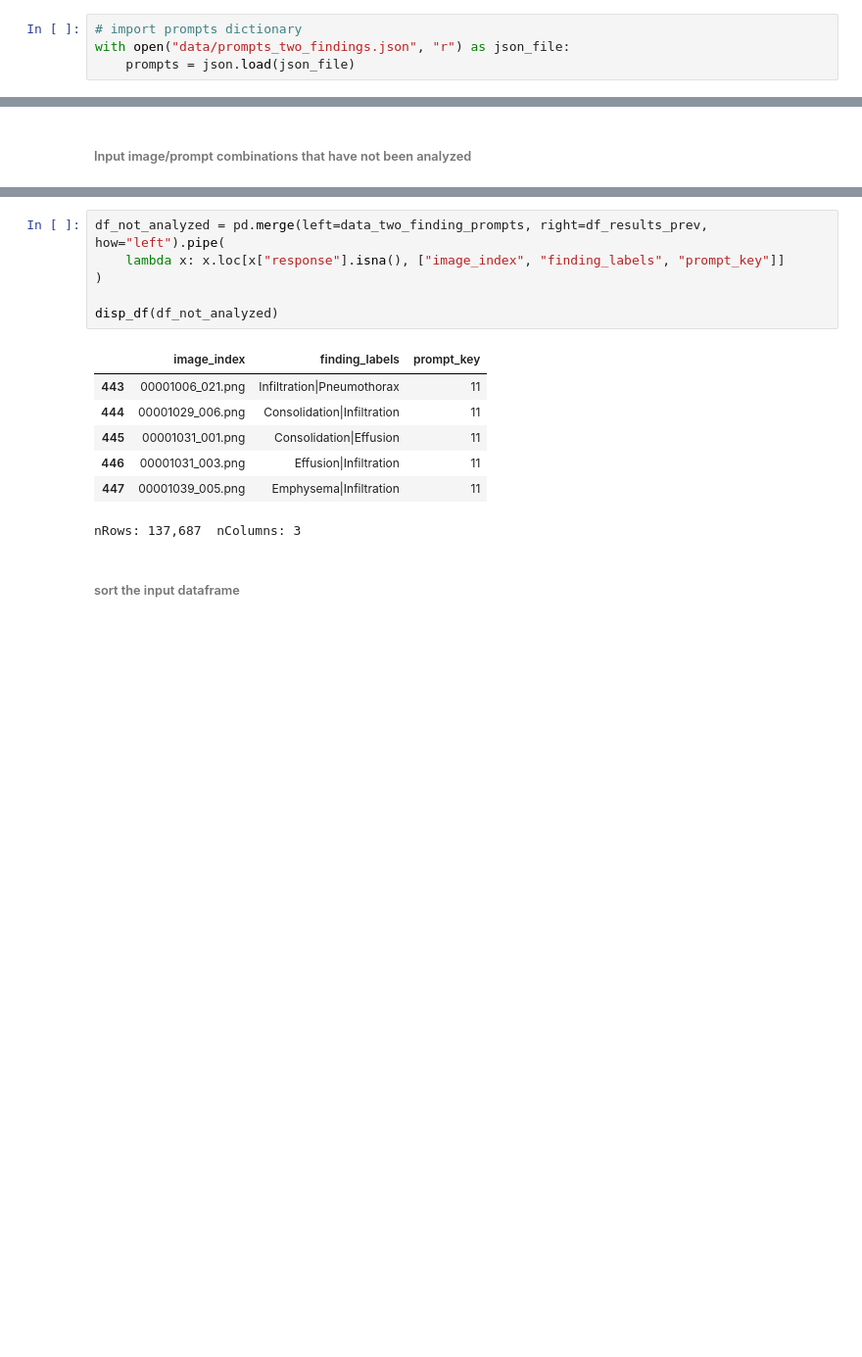
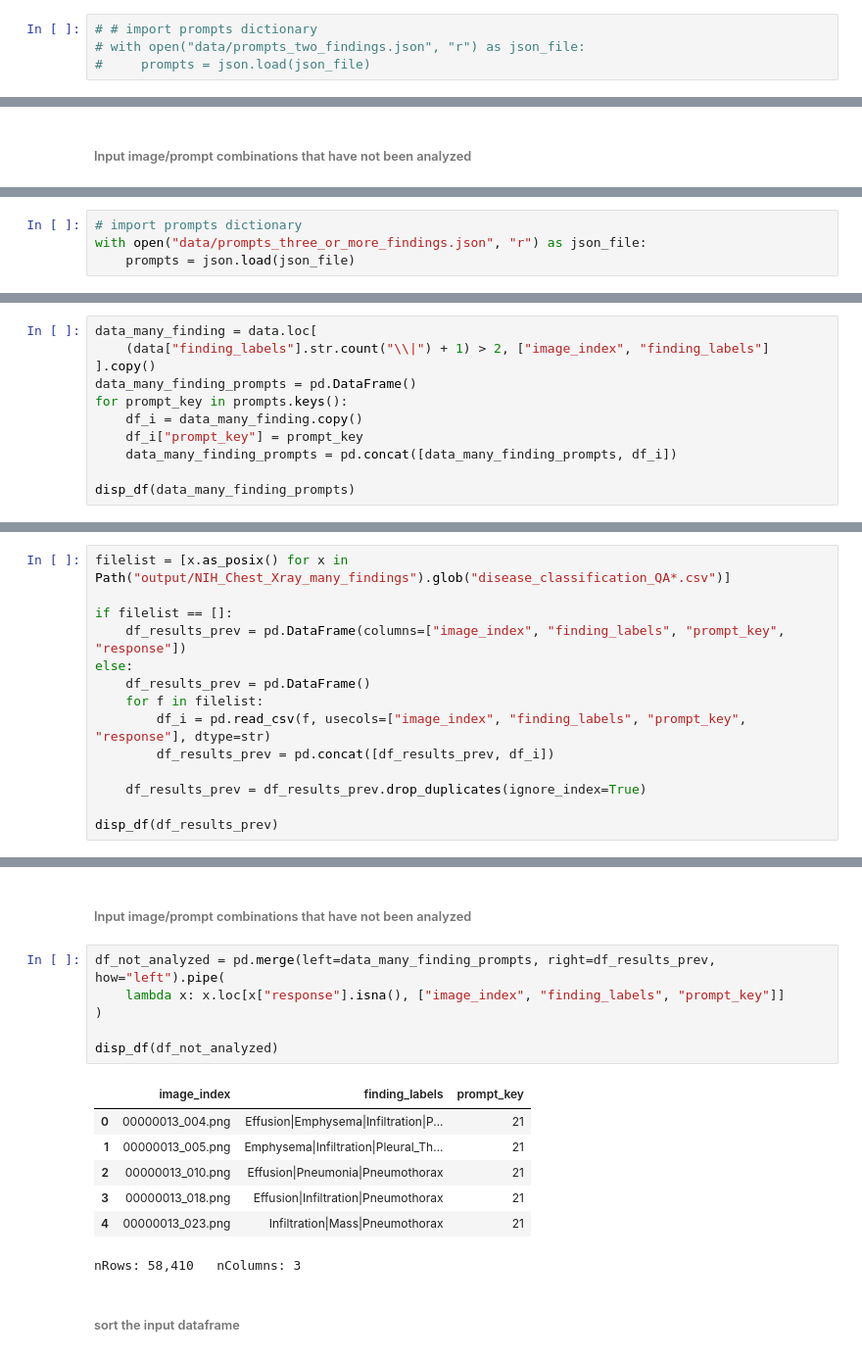
Before and after one commit to mark-rustad/CheXagent, a Jupyter notebook: cheXagent_custom_class.ipynb, the cells around one changed output, grey strips where cells are left out. Shown at 98% size. Saved outputs shown, nothing was run; the diff lists cells and outputs as text; blank space fills up the shorter version.

```diff
--- a/cheXagent_custom_class.ipynb
+++ b/cheXagent_custom_class.ipynb
@@ -134,9 +154,9 @@ nRows: 112,120  nColumns: 11
 # %% [markdown]
 ###### Prompt dictionary
 # %%
-# import prompts dictionary
-with open("data/prompts_two_findings.json", "r") as json_file:
-    prompts = json.load(json_file)
+# # import prompts dictionary
+# with open("data/prompts_two_findings.json", "r") as json_file:
+#     prompts = json.load(json_file)
 # %% [markdown]
 ###### NIH Chest X-ray dataset: two findings cases with prompt_key column
 # %%
@@ -186,0 +244,4 @@ nRows: 5,373    nColumns: 4
+# %%
+# import prompts dictionary
+with open("data/prompts_three_or_more_findings.json", "r") as json_file:
+    prompts = json.load(json_file)
@@ -186,0 +250,11 @@ nRows: 5,373    nColumns: 4
+# %%
+data_many_finding = data.loc[
+    (data["finding_labels"].str.count("\\|") + 1) > 2, ["image_index", "finding_labels"]
+].copy()
+data_many_finding_prompts = pd.DataFrame()
+for prompt_key in prompts.keys():
+    df_i = data_many_finding.copy()
+    df_i["prompt_key"] = prompt_key
+    data_many_finding_prompts = pd.concat([data_many_finding_prompts, df_i])
+
+disp_df(data_many_finding_prompts)
@@ -186,0 +271,14 @@ nRows: 5,373    nColumns: 4
+# %%
+filelist = [x.as_posix() for x in Path("output/NIH_Chest_Xray_many_findings").glob("disease_classification_QA*.csv")]
+
+if filelist == []:
+    df_results_prev = pd.DataFrame(columns=["image_index", "finding_labels", "prompt_key", "response"])
+else:
+    df_results_prev = pd.DataFrame()
+    for f in filelist:
+        df_i = pd.read_csv(f, usecols=["image_index", "finding_labels", "prompt_key", "response"], dtype=str)
+        df_results_prev = pd.concat([df_results_prev, df_i])
+
+    df_results_prev = df_results_prev.drop_duplicates(ignore_index=True)
+
+disp_df(df_results_prev)
@@ -187,17 +288,19 @@ nRows: 5,373    nColumns: 4
+# %% [markdown]
+###### Input image/prompt combinations that have not been analyzed
 # %%
-df_not_analyzed = pd.merge(left=data_two_finding_prompts, right=df_results_prev, how="left").pipe(
+df_not_analyzed = pd.merge(left=data_many_finding_prompts, right=df_results_prev, how="left").pipe(
     lambda x: x.loc[x["response"].isna(), ["image_index", "finding_labels", "prompt_key"]]
 )
 
 disp_df(df_not_analyzed)
 # %% [output]
 |  | image_index | finding_labels | prompt_key |
-| 443 | 00001006_021.png | Infiltration|Pneumothorax | 11 |
-| 444 | 00001029_006.png | Consolidation|Infiltration | 11 |
-| 445 | 00001031_001.png | Consolidation|Effusion | 11 |
-| 446 | 00001031_003.png | Effusion|Infiltration | 11 |
-| 447 | 00001039_005.png | Emphysema|Infiltration | 11 |
+| 0 | 00000013_004.png | Effusion|Emphysema|Infiltration|P... | 21 |
+| 1 | 00000013_005.png | Emphysema|Infiltration|Pleural_Th... | 21 |
+| 2 | 00000013_010.png | Effusion|Pneumonia|Pneumothorax | 21 |
+| 3 | 00000013_018.png | Effusion|Infiltration|Pneumothorax | 21 |
+| 4 | 00000013_023.png | Infiltration|Mass|Pneumothorax | 21 |
-nRows: 137,687  nColumns: 3
+nRows: 58,410   nColumns: 3
 # %% [markdown]
 ###### sort the input dataframe
 # %%
```
Also changed, not shown: parts of 30 cells of this notebook, 1 other file.
